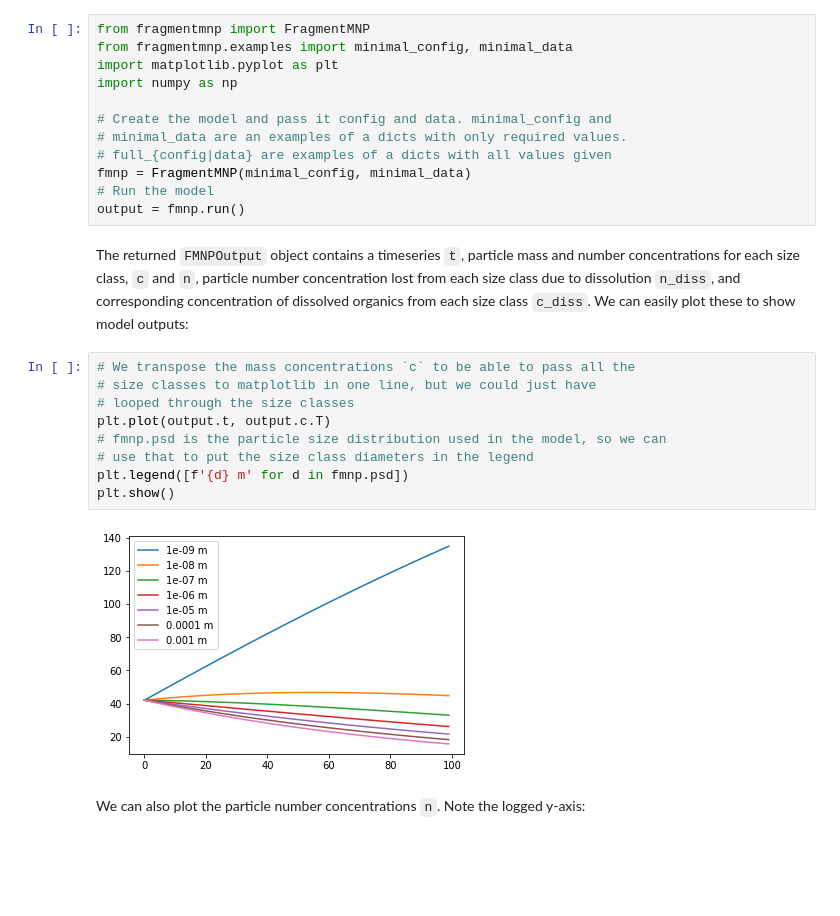
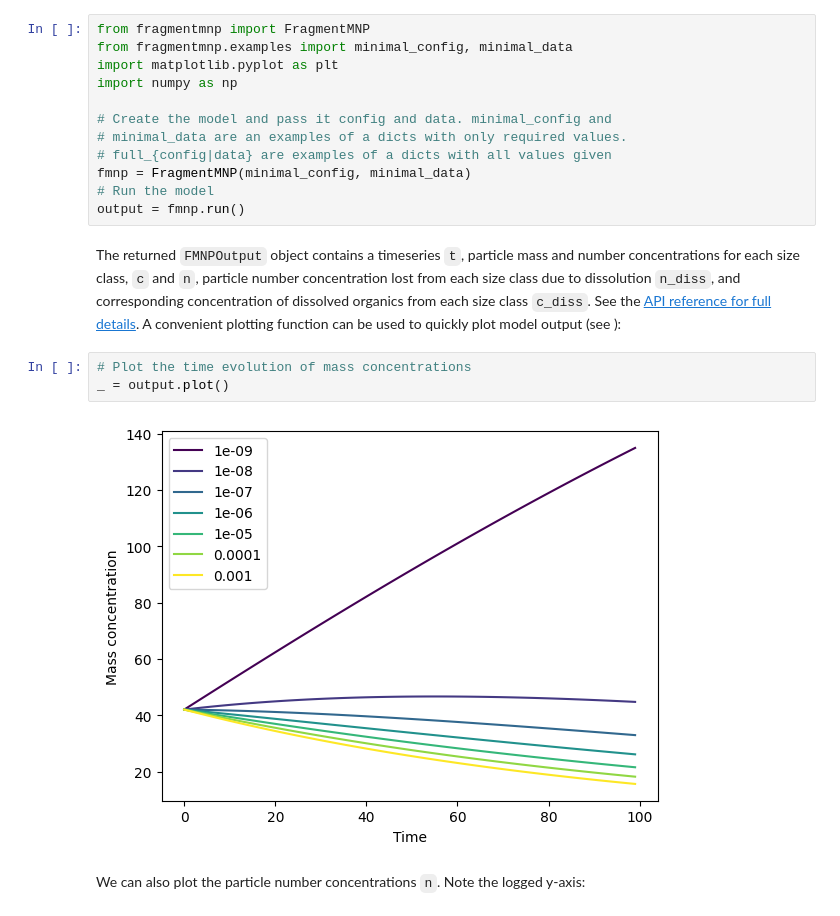
Before and after one commit to microplastics-cluster/fragment-mnp, a Jupyter notebook: docs/example-usage.ipynb, the cells around one changed output. Drawn from its saved outputs; the diff is of its cells as text; blank space fills up the shorter version.

```diff
--- a/docs/example-usage.ipynb
+++ b/docs/example-usage.ipynb
@@ -15,17 +15,11 @@ fmnp = FragmentMNP(minimal_config, minimal_data)
 # Run the model
 output = fmnp.run()
 # %% [markdown]
-The returned `FMNPOutput` object contains a timeseries `t`, particle mass and number concentrations for each size class, `c` and `n`, particle number concentration lost from each size class due to dissolution `n_diss`, and corresponding concentration of dissolved organics from each size class `c_diss`. We can easily plot these to show model outputs:
+The returned `FMNPOutput` object contains a timeseries `t`, particle mass and number concentrations for each size class, `c` and `n`, particle number concentration lost from each size class due to dissolution `n_diss`, and corresponding concentration of dissolved organics from each size class `c_diss`. See the [API reference for full details](./developers/api.html#fragment-mnp-output). A convenient plotting function can be used to quickly plot model output (see [](./plotting.ipynb)):
-# %%
-# We transpose the mass concentrations `c` to be able to pass all the
-# size classes to matplotlib in one line, but we could just have
-# looped through the size classes
-plt.plot(output.t, output.c.T)
-# fmnp.psd is the particle size distribution used in the model, so we can
-# use that to put the size class diameters in the legend
-plt.legend([f'{d} m' for d in fmnp.psd])
-plt.show()
-# %% [output]
-[figure, removed]
+# %%
+# Plot the time evolution of mass concentrations
+_ = output.plot()
+# %% [output]
+[figure, added]
 # %% [markdown]
 We can also plot the particle number concentrations `n`. Note the logged y-axis:
```
Also changed, not shown: parts of 6 cells of this notebook, 3 other files.
